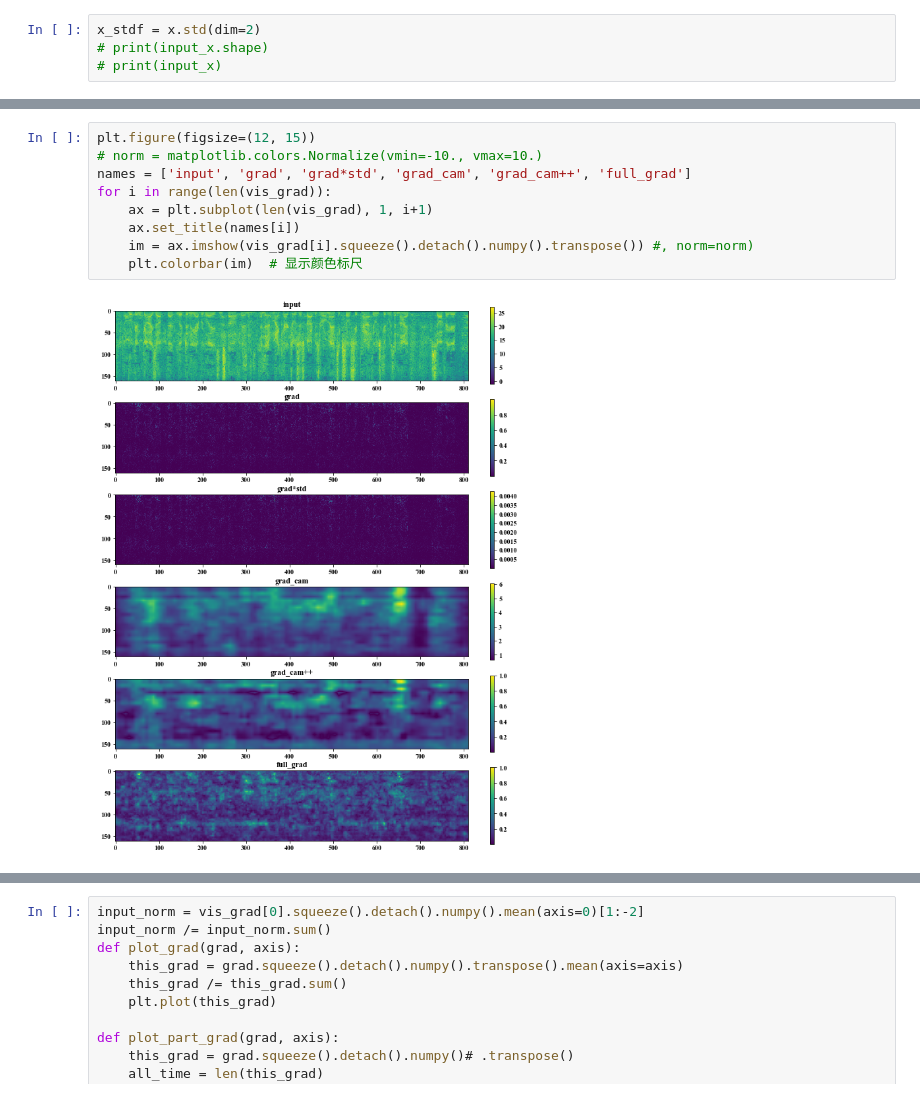
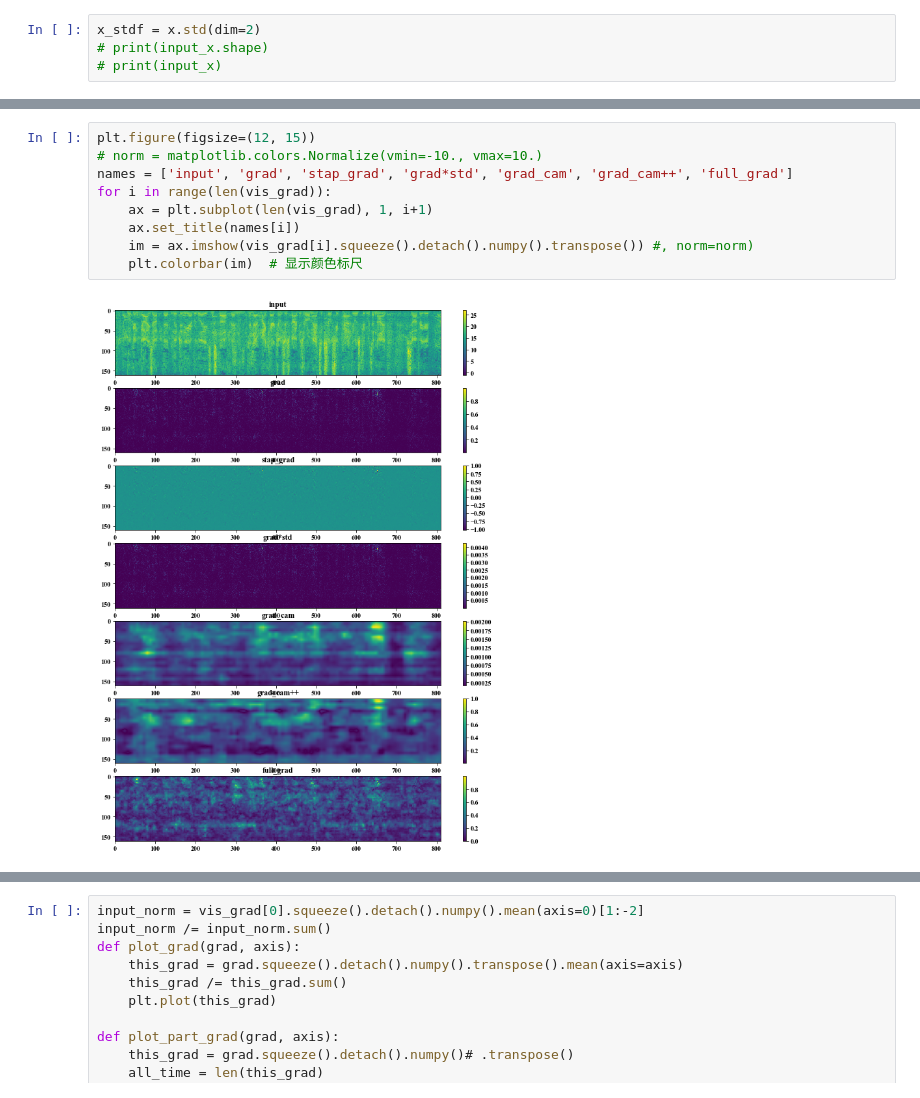
Before and after one commit to Wenhao-Yang/SpeakerVerifiaction-pytorch, a Jupyter notebook: Misc/hook_conv_lores.ipynb, the cells around one changed output, grey strips where cells are left out. Saved outputs shown, nothing was run; the diff lists cells and outputs as text.

Commit message:
[misc]
save stap grad

```diff
--- a/Misc/hook_conv_lores.ipynb
+++ b/Misc/hook_conv_lores.ipynb
@@ -232,14 +236,14 @@ Num of stored gradient of biases layers:  10
 # %%
 plt.figure(figsize=(12, 15))
 # norm = matplotlib.colors.Normalize(vmin=-10., vmax=10.)
-names = ['input', 'grad', 'grad*std', 'grad_cam', 'grad_cam++', 'full_grad']
+names = ['input', 'grad', 'stap_grad', 'grad*std', 'grad_cam', 'grad_cam++', 'full_grad']
 for i in range(len(vis_grad)):
     ax = plt.subplot(len(vis_grad), 1, i+1)
     ax.set_title(names[i])
     im = ax.imshow(vis_grad[i].squeeze().detach().numpy().transpose()) #, norm=norm)
     plt.colorbar(im)  # 显示颜色标尺
 # %% [output]
-[figure, old version]
+[figure, new version]
 # %%
 
 
```
Also changed, not shown: parts of 2 cells of this notebook, 1 other file.
